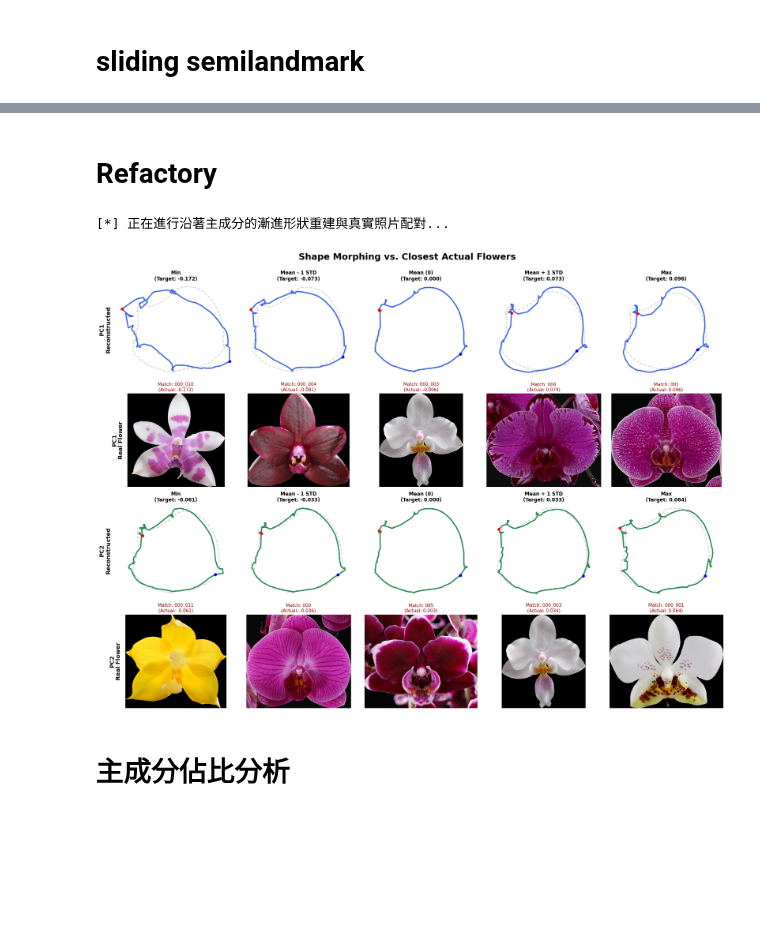
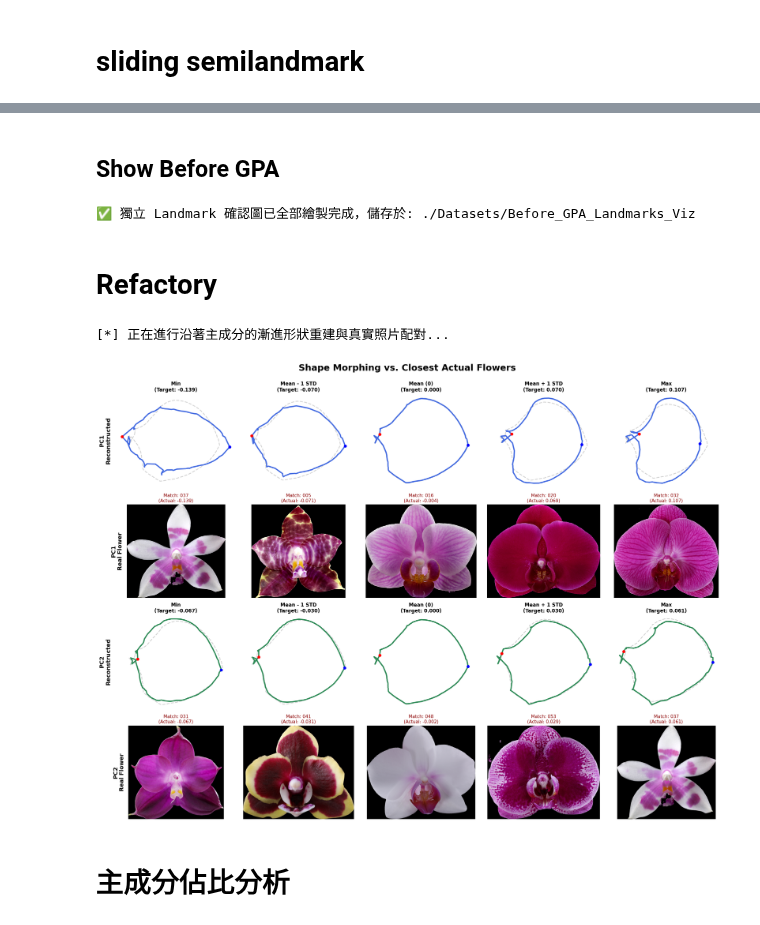
Before and after one commit to frog8174/Phal_Quantification, a Jupyter notebook: packages/Quantification/main-quantification.ipynb, the cells around one changed output, grey strips where cells are left out. Cells and saved outputs as stored; diff of their text form; code cells hidden in the pictures; blank space fills up the shorter version.

```diff
--- a/packages/Quantification/main-quantification.ipynb
+++ b/packages/Quantification/main-quantification.ipynb
@@ -467,3 +289,48 @@ if len(shapes_array) > 1:
+# %% [markdown]
+## Show Before GPA
+# %%
+import os
+import matplotlib.pyplot as plt
+import numpy as np
+
+# 建立儲存視覺化結果的資料夾
+output_dir = "./Datasets/Before_GPA_Landmarks_Viz"
+os.makedirs(output_dir, exist_ok=True)
+
+# 你的變數名稱為 shapes_array 與 valid_filenames
+for i, (landmarks, name) in enumerate(zip(shapes_array, valid_filenames)):
+    fig, ax = plt.subplots(figsize=(6, 6), dpi=100)
+
+    # 將頭尾連起來形成封閉輪廓
+    closed_x = np.append(landmarks[:, 0], landmarks[0, 0])
+    closed_y = np.append(landmarks[:, 1], landmarks[0, 1])
+
+    # 畫出輪廓線與所有的 Landmark 點
+    ax.plot(closed_x, closed_y, 'g-', lw=1.5, alpha=0.7)
+    ax.scatter(landmarks[:, 0], landmarks[:, 1], c='lime', s=15, edgecolors='black', linewidth=0.5, zorder=5)
+
+    # 特別標示出起點 (Base, index 0)
+    ax.plot(landmarks[0, 0], landmarks[0, 1], 'ro', ms=12, label='0 (Base)', zorder=6)
+
+    # 特別標示出中點 (Tip, 假設是 100 點中的 index 50)
+    mid_idx = len(landmarks) // 2
+    ax.plot(landmarks[mid_idx, 0], landmarks[mid_idx, 1], 'b^', ms=12, label=f'{mid_idx} (Tip)', zorder=6)
+
+    ax.set_title(f"Before GPA: {name}", fontsize=14, fontweight='bold')
+    ax.legend(loc='upper right', fontsize=10)
+
+    # 反轉 Y 軸以符合一般影像座標 (讓花瓣不會上下顛倒)，並保持等比例
+    ax.invert_yaxis()
+    ax.axis('equal')
+
+    plt.tight_layout()
+    save_path = os.path.join(output_dir, f"{name}_before_gpa.png")
+    plt.savefig(save_path, bbox_inches='tight')
+    plt.close(fig)
+
+print(f"✅ 獨立 Landmark 確認圖已全部繪製完成，儲存於: {output_dir}")
+# %% [output]
+✅ 獨立 Landmark 確認圖已全部繪製完成，儲存於: ./Datasets/Before_GPA_Landmarks_Viz
 # %% [markdown]
 # Refactory
 # %%
@@ -534,8 +401,7 @@ def plot_closest_image(ax, actual_idx, target_score, is_pc1=True):
     actual_score = pc1_scores[actual_idx] if is_pc1 else pc2_scores[actual_idx]
 
     # 透過檔名標籤找回原圖路徑
-    base_name = actual_label.split('_p')[0]
-    img_path = os.path.join(image_dir, f"{base_name}_image.png")
+    img_path = os.path.join(image_dir, f"{actual_label}.png")
 
     if os.path.exists(img_path):
         img = cv2.imread(img_path)
@@ -550,34 +416,34 @@ def plot_closest_image(ax, actual_idx, target_score, is_pc1=True):
 # --- 繪製 PC1 區塊 (Row 0: 虛擬重建, Row 1: 真實照片) ---
 for i in range(5):
     # 畫重建形狀
     title = f"{labels[i]}\n(Target: {pc1_targets[i]:.3f})"
     plot_reconstructed_shape(axes_recon[0, i], recon_pc1_shapes[i], 'royalblue', title)
 
     # 找最接近的照片並畫出
     closest_idx = get_closest_sample_idx(pc1_scores, pc1_targets[i])
     plot_closest_image(axes_recon[1, i], closest_idx, pc1_targets[i], is_pc1=True)
 
 # 加上列標籤
 axes_recon[0, 0].text(-0.1, 0.5, "PC1\nReconstructed", transform=axes_recon[0, 0].transAxes, fontsize=14, fontweight='bold', rotation=90, va='center', ha='center')
 axes_recon[1, 0].text(-0.1, 0.5, "PC1\nReal Flower", transform=axes_recon[1, 0].transAxes, fontsize=14, fontweight='bold', rotation=90, va='center', ha='center')
 
 # --- 繪製 PC2 區塊 (Row 2: 虛擬重建, Row 3: 真實照片) ---
 for i in range(5):
     title = f"{labels[i]}\n(Target: {pc2_targets[i]:.3f})"
     plot_reconstructed_shape(axes_recon[2, i], recon_pc2_shapes[i], 'seagreen', title)
 
     closest_idx = get_closest_sample_idx(pc2_scores, pc2_targets[i])
     plot_closest_image(axes_recon[3, i], closest_idx, pc2_targets[i], is_pc1=False)
 
 # 加上列標籤
 axes_recon[2, 0].text(-0.1, 0.5, "PC2\nReconstructed", transform=axes_recon[2, 0].transAxes, fontsize=14, fontweight='bold', rotation=90, va='center', ha='center')
 axes_recon[3, 0].text(-0.1, 0.5, "PC2\nReal Flower", transform=axes_recon[3, 0].transAxes, fontsize=14, fontweight='bold', rotation=90, va='center', ha='center')
 
 plt.tight_layout(rect=[0.02, 0, 1, 0.98]) # 預留左側標籤空間
 plt.show()
 # %% [output]
 [*] 正在進行沿著主成分的漸進形狀重建與真實照片配對...
-[figure, old version]
+[figure, new version]
 # %% [markdown]
 # 主成分佔比分析
 # %%
```
Also changed, not shown: parts of 6 cells of this notebook, 40 other files.
